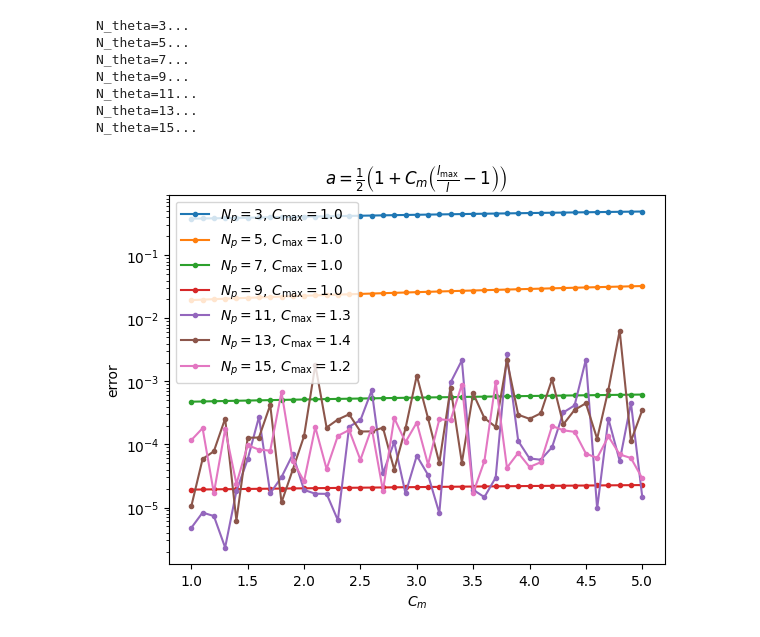
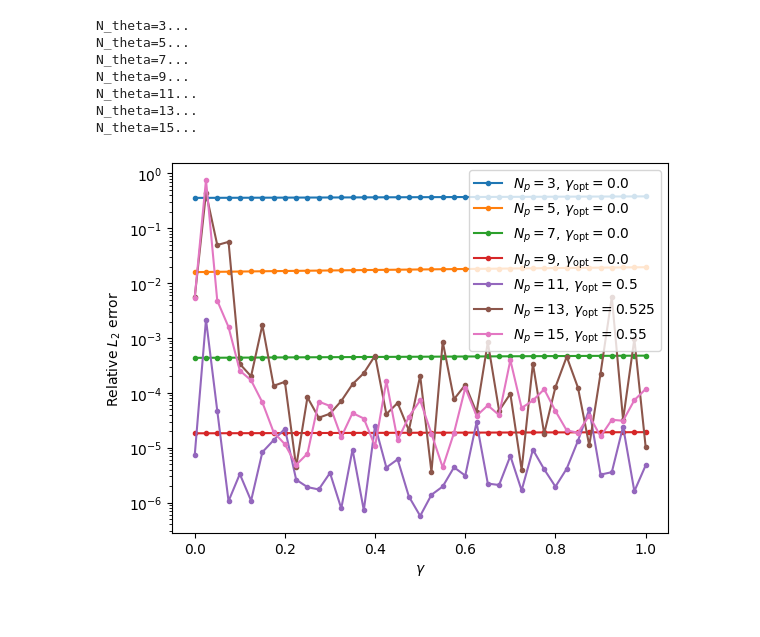
Before and after one commit to MPenaR/UWVFTrefftz, a Jupyter notebook: src/sandbox.ipynb, the cells around one changed output. Cells and saved outputs as stored; diff of their text form; code cells hidden in the pictures.

Commit message:
fine mesh plots

```diff
--- a/src/sandbox.ipynb
+++ b/src/sandbox.ipynb
@@ -182,7 +182,7 @@ for (i,N) in enumerate(refinements):
         d_1 = 0.5
         d_2 = 0.5
 
-        A = Assemble_blockMatrix( V=V, Edges=Domain.Edges, H=H, k=kappa, N_p = Nth, th_0=th_0, a=a, b=b, d_1=d_1, d_2=d_2, N_DtN=N_modes, Cm=0.22)
+        A = Assemble_blockMatrix( V=V, Edges=Domain.Edges, H=H, k=kappa, N_p = Nth, th_0=th_0, a=a, b=b, d_1=d_1, d_2=d_2, N_DtN=N_modes, Cm=0.55)
         B = AssembleRHS(V=V, Edges=Domain.Edges, k=kappa, H=H, d_2=1/2, t=t)
         A = A.tocsc()
 
@@ -444,7 +530,7 @@ h_max = np.max(side_ls)
 N_ths = range( 3, 17, 2)
 
 N_cm = 41
-Cms = np.linspace(1,5,N_cm, endpoint=True)
+Cms = np.linspace(0,1,N_cm, endpoint=True)
 errors = np.zeros((N_cm,len(N_ths)))
 
 
@@ -481,11 +571,11 @@ import matplotlib.pyplot as plt
 # %%
 for (j,Nth) in enumerate(N_ths):
     plt.semilogy(Cms,errors[:,j],'.-', label=f'$N_p = {Nth}$, $\\gamma_\\mathrm{{opt}} = {Cms[np.argmin(errors[:,j])]}$')
-    plt.title(r'$a=\frac{1}{2}\left(1 + \gamma\left(\frac{l_\mathrm{max}}{l}-1\right)\right)$')
-    plt.ylabel('error')
+    #plt.title(r'$a=\frac{1}{2}\left(1 + \gamma\left(\frac{l_\mathrm{max}}{l}-1\right)\right)$')
+    plt.ylabel('Relative $L_2$ error')
     plt.xlabel('$\\gamma$')
 plt.legend()
-
-plt.savefig('all_Cms_sweeps_greather_than_1.pdf')
+plt.savefig('all_Cms_sweeps.pdf')
+#plt.savefig('all_Cms_sweeps_greather_than_1.pdf')
 # %% [output]
-[figure, old version]
+[figure, new version]
```
Also changed, not shown: parts of 17 cells of this notebook, 14 other files.
